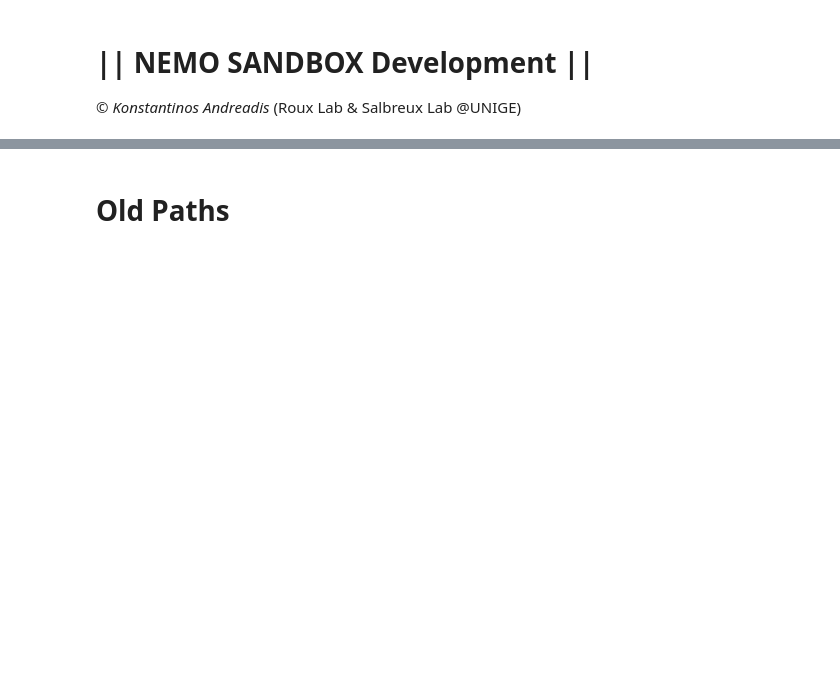
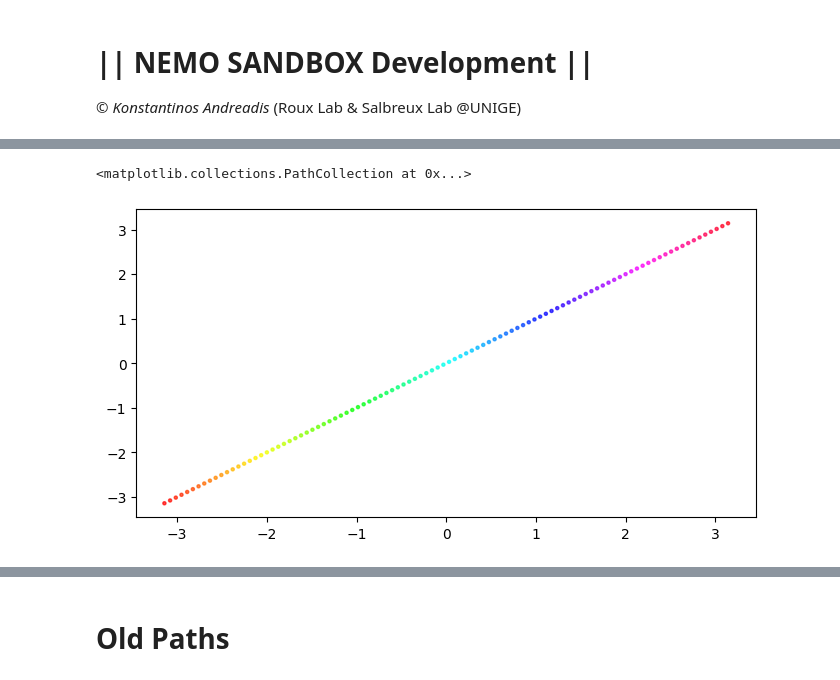
Before and after one commit to unige-biochem/nemo, a Jupyter notebook: debugging/sandbox.ipynb, the cells around one changed output, grey strips where cells are left out. Cells and saved outputs as stored; diff of their text form; code cells hidden in the pictures; blank space fills up the shorter version.

```diff
--- a/debugging/sandbox.ipynb
+++ b/debugging/sandbox.ipynb
@@ -18,0 +229,7 @@ from matplotlib.colors import ListedColormap, BoundaryNorm
+# %%
+plt.figure(figsize=(8, 4))
+angles = np.linspace(-np.pi, np.pi, 100)
+plt.scatter(angles, angles, c=visuals.color_scalar(angles, manual_vminmax=[-np.pi, np.pi], cmap="hsv"), s=5, alpha=0.7)
+# %% [output]
+<matplotlib.collections.PathCollection at 0x...>
+[figure, added]
```
Also changed, not shown: parts of 14 cells of this notebook, 2 other files.
